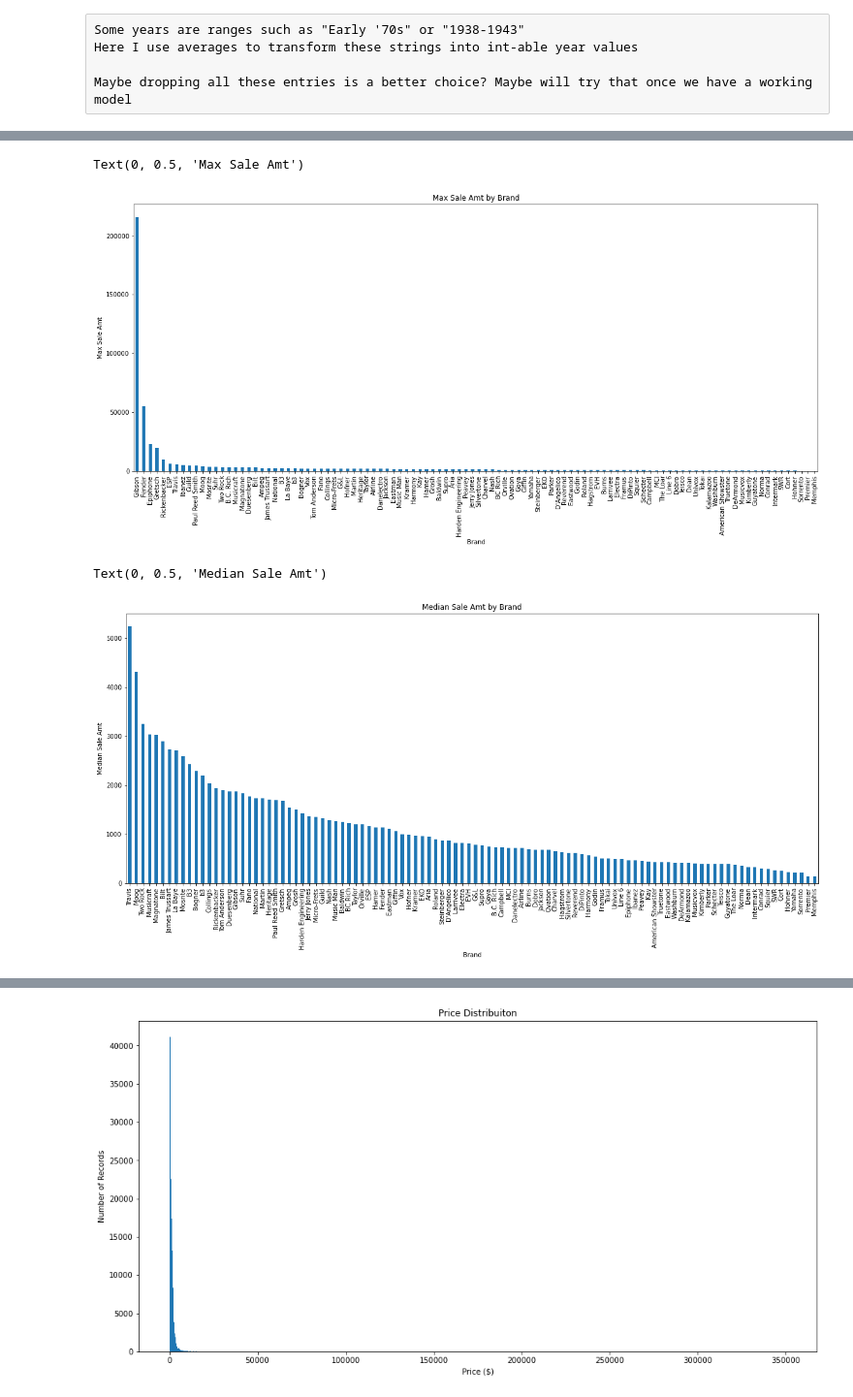
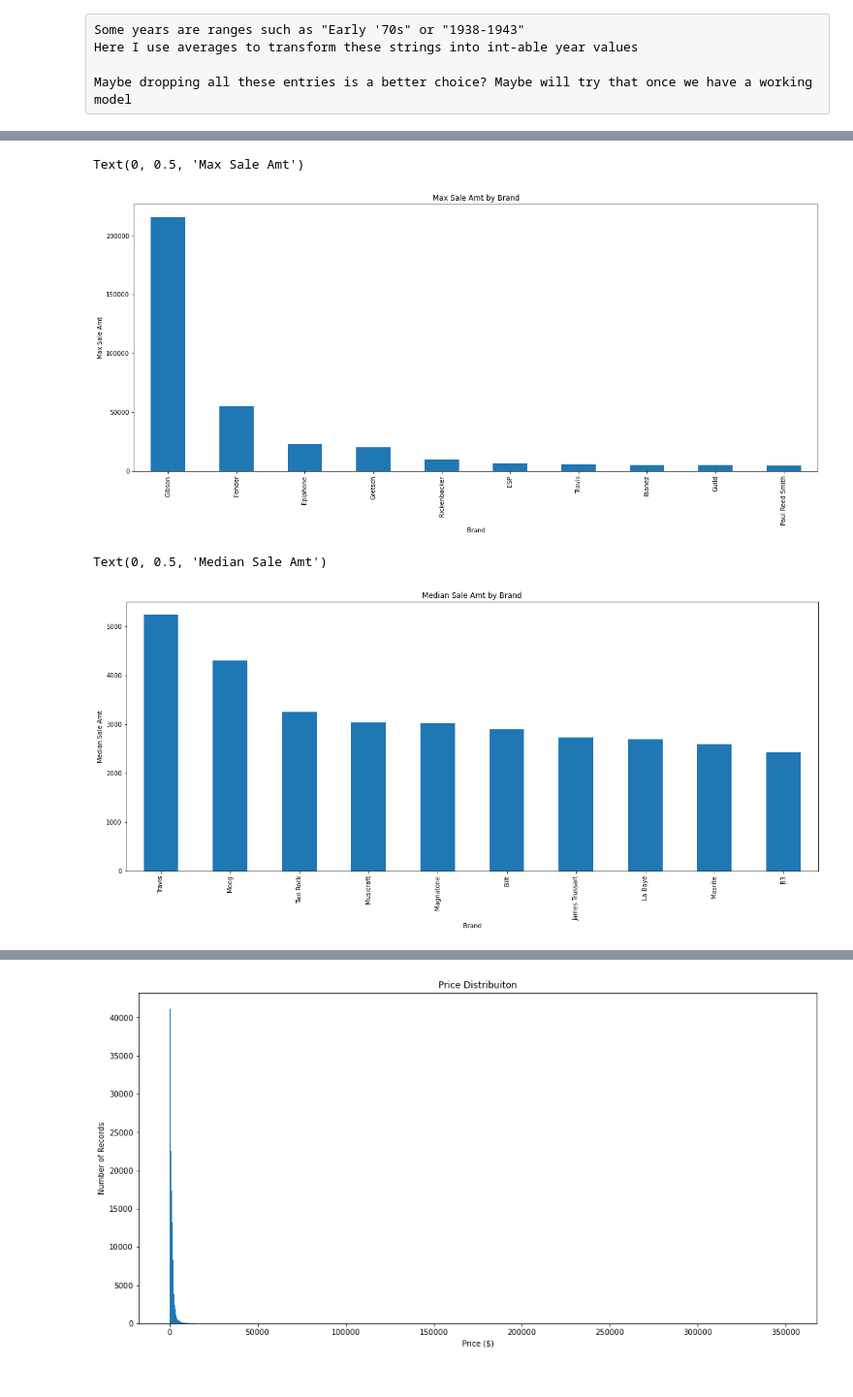
Before and after one commit to n-sweep/galvanize_capstone_2, a Jupyter notebook: exploration.ipynb, the cells around one changed output, grey strips where cells are left out. Shown: that part at 97% size. Saved outputs shown, nothing was run; the diff lists cells and outputs as text; code cells hidden in the pictures.

```diff
--- a/exploration.ipynb
+++ b/exploration.ipynb
@@ -182,23 +183,23 @@ Text(0, 0.5, 'Mean Sale Amt')
 # %%
 fig, ax = plt.subplots(figsize=(20,8))
-mean_sales_by_brand = data_df.groupby('brand')['mean_sale'].max().sort_values(ascending=False)
+mean_sales_by_brand = data_df.groupby('brand')['mean_sale'].max().sort_values(ascending=False)[:10]
 mean_sales_by_brand.plot(x='brand', y='mean_sale', kind='bar', ax=ax)
 ax.set_title('Max Sale Amt by Brand')
 ax.set_xlabel('Brand')
 ax.set_ylabel('Max Sale Amt')
 # %% [output]
 Text(0, 0.5, 'Max Sale Amt')
-[figure, old version]
+[figure, new version]
 # %%
 fig, ax = plt.subplots(figsize=(20,8))
-mean_sales_by_brand = data_df.groupby('brand')['mean_sale'].median().sort_values(ascending=False)
+mean_sales_by_brand = data_df.groupby('brand')['mean_sale'].median().sort_values(ascending=False)[:10]
 mean_sales_by_brand.plot(x='brand', y='mean_sale', kind='bar', ax=ax)
 ax.set_title('Median Sale Amt by Brand')
 ax.set_xlabel('Brand')
 ax.set_ylabel('Median Sale Amt')
 # %% [output]
 Text(0, 0.5, 'Median Sale Amt')
-[figure, old version]
+[figure, new version]
 # %%
 fig, ax = plt.subplots(figsize=(16,8))
 data_df['year'].value_counts().sort_index().plot(kind='bar', ax=ax)
```
Also changed, not shown: parts of 24 cells of this notebook, 2 other files.
